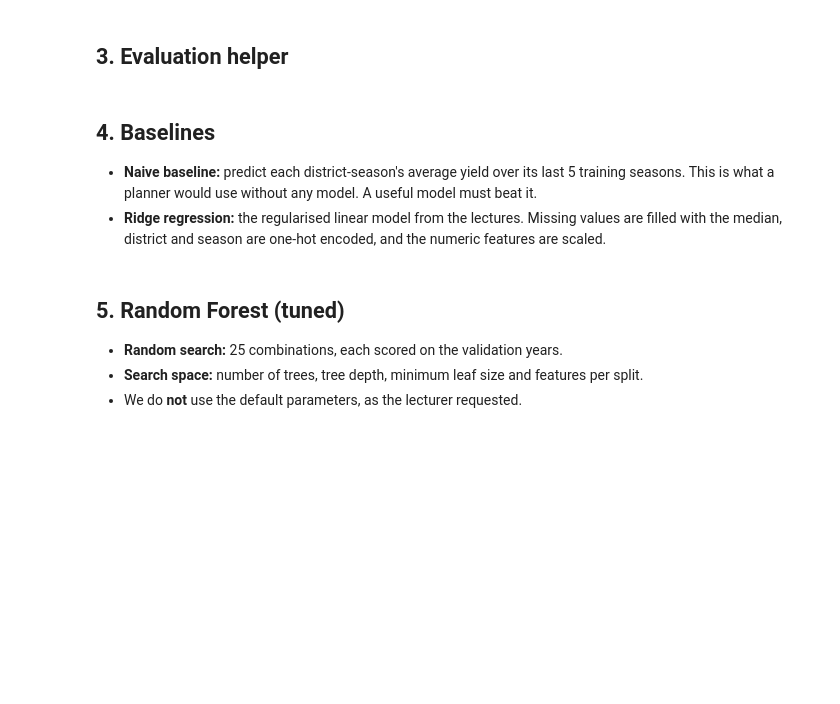
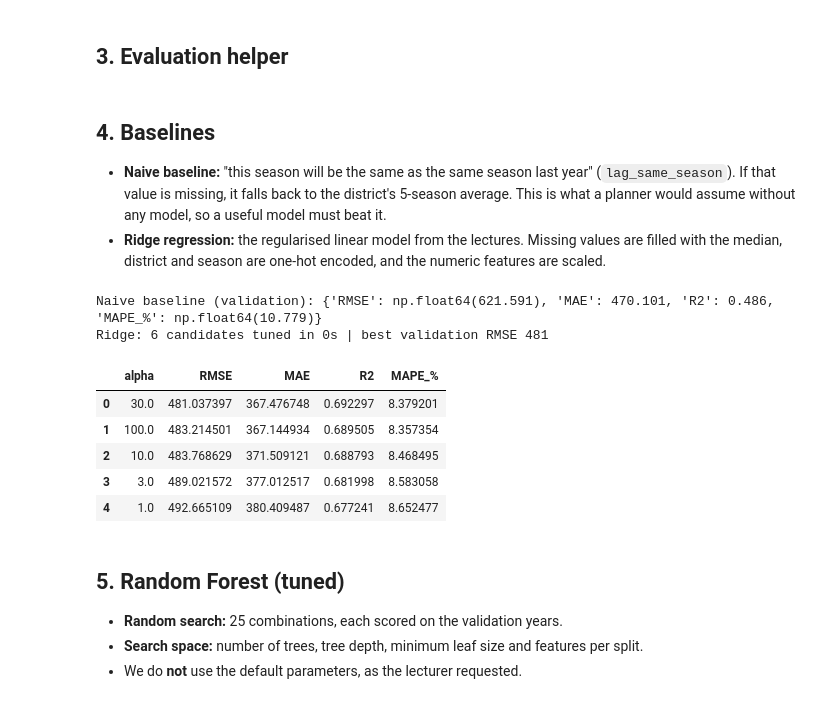
Before and after one commit to ranaweerapkhc/srilanka-paddy-yield-prediction, a Jupyter notebook: notebooks/02_modelling.ipynb, the cells around one changed output. Saved outputs shown, nothing was run; the diff lists cells and outputs as text; code cells hidden in the pictures; blank space fills up the shorter version.

```diff
--- a/notebooks/02_modelling.ipynb
+++ b/notebooks/02_modelling.ipynb
@@ -133,30 +186,42 @@ def clean_params(p):
 # %% [markdown]
 ## 4. Baselines
 
-- **Naive baseline:** predict each district-season's average yield over its last 5 training seasons.
-  This is what a planner would use without any model. A useful model must beat it.
+- **Naive baseline:** "this season will be the same as the same season last year" (`lag_same_season`).
+  If that value is missing, it falls back to the district's 5-season average. This is what a planner would assume without any
+  model, so a useful model must beat it.
 - **Ridge regression:** the regularised linear model from the lectures. Missing values are filled with the median,
   district and season are one-hot encoded, and the numeric features are scaled.
 # %%
 def naive_predict(history, target_rows, n=5):
+    """Last same-season yield; fallback = district-season mean of the last n seasons in history."""
     recent = (history.sort_values("year").groupby(["district", "season"])[TARGET]
               .apply(lambda s: s.tail(n).mean()))
     overall = history.groupby("season")[TARGET].mean()
-    return np.array([recent.get((d, s), overall[s]) for d, s in zip(target_rows.district, target_rows.season)])
+    fallback = np.array([recent.get((d, s), overall[s]) for d, s in zip(target_rows.district, target_rows.season)])
+    return np.where(target_rows.lag_same_season.notna(), target_rows.lag_same_season, fallback)
 
 print("Naive baseline (validation):", {k: round(v, 3) for k, v in metrics(y_va, naive_predict(train, val)).items()})
 
 def preprocessor(scale):
     num_steps = [("impute", SimpleImputer(strategy="median"))] + ([("scale", StandardScaler())] if scale else [])
     return ColumnTransformer([
         ("cat", OneHotEncoder(handle_unknown="ignore", sparse_output=False), CATEGORICAL),
         ("num", Pipeline(num_steps), NUMERIC)])
 
 def make_ridge(alpha):
     return Pipeline([("prep", preprocessor(scale=True)), ("model", Ridge(alpha=alpha))])
 
 ridge_best, ridge_res = tune(make_ridge, list(ParameterGrid({"alpha": [0.1, 1, 3, 10, 30, 100]})), "Ridge")
 ridge_res.head()
+# %% [output]
+Naive baseline (validation): {'RMSE': np.float64(621.591), 'MAE': 470.101, 'R2': 0.486, 'MAPE_%': np.float64(10.779)}
+Ridge: 6 candidates tuned in 0s | best validation RMSE 481
+|  | alpha | RMSE | MAE | R2 | MAPE_% |
+| 0 | 30.0 | 481.037397 | 367.476748 | 0.692297 | 8.379201 |
+| 1 | 100.0 | 483.214501 | 367.144934 | 0.689505 | 8.357354 |
+| 2 | 10.0 | 483.768629 | 371.509121 | 0.688793 | 8.468495 |
+| 3 | 3.0 | 489.021572 | 377.012517 | 0.681998 | 8.583058 |
+| 4 | 1.0 | 492.665109 | 380.409487 | 0.677241 | 8.652477 |
 # %% [markdown]
 ## 5. Random Forest (tuned)
 
```
Also changed, not shown: parts of 24 cells of this notebook, 26 other files.
